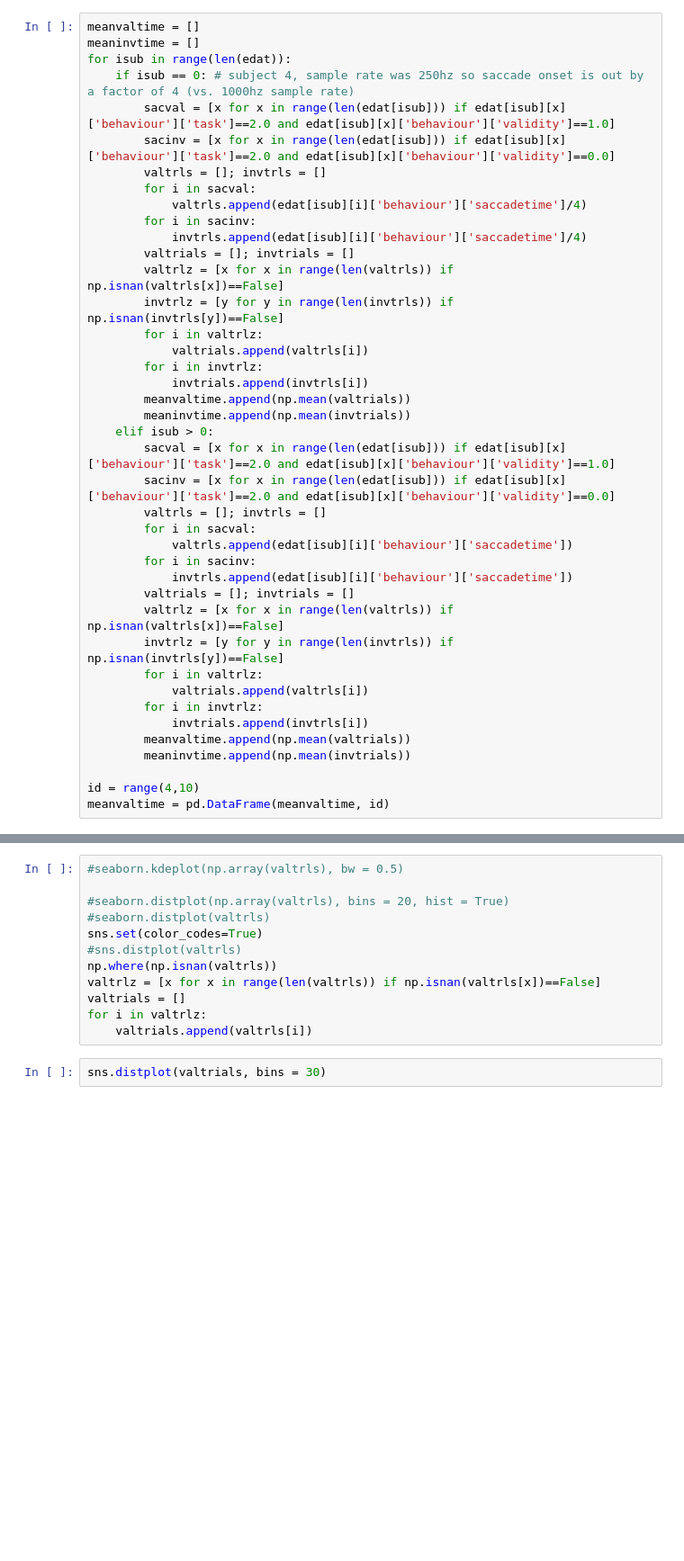
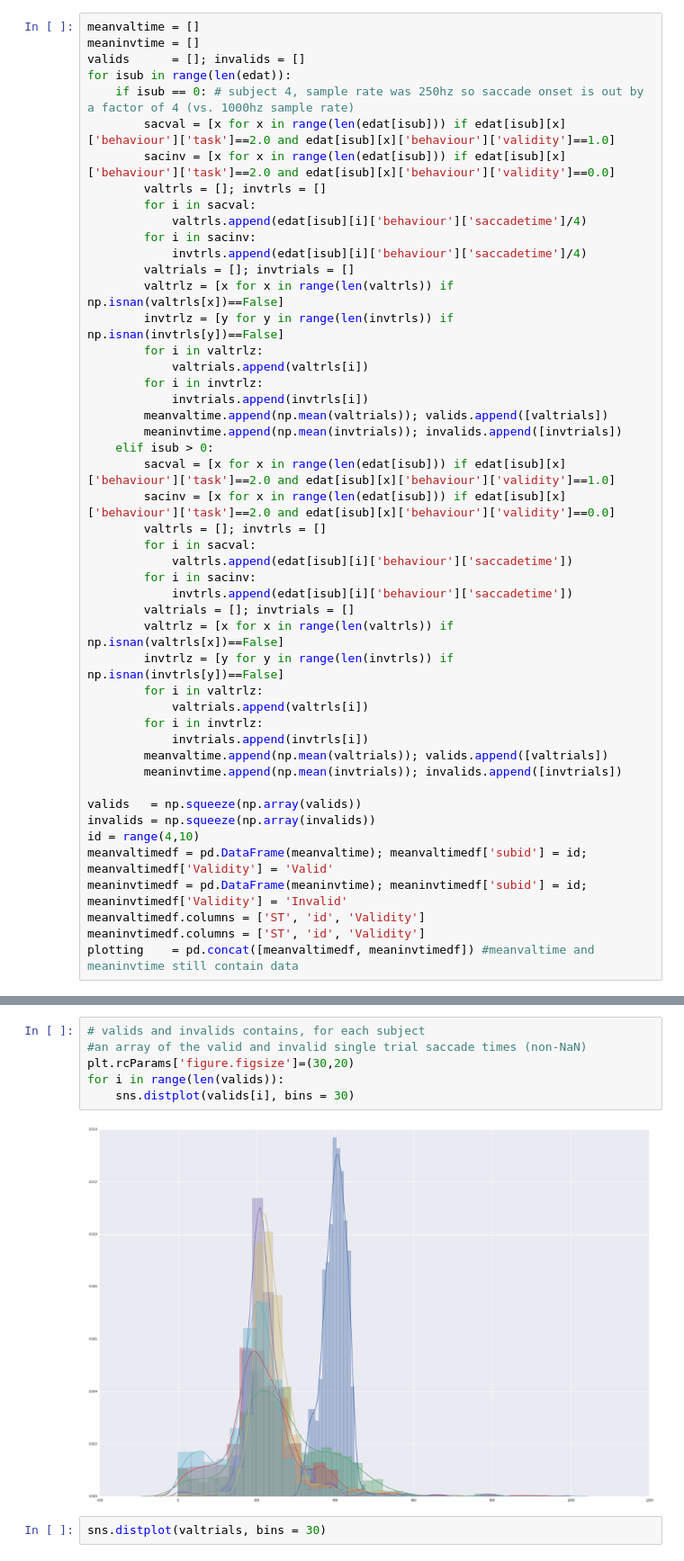
Before and after one commit to Nian-Jingqing/AttentionSaccade, a Jupyter notebook: AttentionSaccade_EyetrackerAnalysis.ipynb, the cells around one changed output, grey strips where cells are left out. Shown at 90% size. Saved outputs shown, nothing was run; the diff lists cells and outputs as text; blank space fills up the shorter version.

Commit message:
plot histograms + density plots per subject to check saccade response distributions

```diff
--- a/AttentionSaccade_EyetrackerAnalysis.ipynb
+++ b/AttentionSaccade_EyetrackerAnalysis.ipynb
@@ -254,6 +254,7 @@ for isub in range(len(edat)):
 # %%
 meanvaltime = []
 meaninvtime = []
+valids      = []; invalids = []
 for isub in range(len(edat)):
     if isub == 0: # subject 4, sample rate was 250hz so saccade onset is out by a factor of 4 (vs. 1000hz sample rate)
         sacval = [x for x in range(len(edat[isub])) if edat[isub][x]['behaviour']['task']==2.0 and edat[isub][x]['behaviour']['validity']==1.0]
@@ -270,8 +271,8 @@ for isub in range(len(edat)):
             valtrials.append(valtrls[i])
         for i in invtrlz:
             invtrials.append(invtrls[i])
-        meanvaltime.append(np.mean(valtrials))
-        meaninvtime.append(np.mean(invtrials))
+        meanvaltime.append(np.mean(valtrials)); valids.append([valtrials])
+        meaninvtime.append(np.mean(invtrials)); invalids.append([invtrials])
     elif isub > 0:
         sacval = [x for x in range(len(edat[isub])) if edat[isub][x]['behaviour']['task']==2.0 and edat[isub][x]['behaviour']['validity']==1.0]
         sacinv = [x for x in range(len(edat[isub])) if edat[isub][x]['behaviour']['task']==2.0 and edat[isub][x]['behaviour']['validity']==0.0]
@@ -287,8 +288,14 @@ for isub in range(len(edat)):
             valtrials.append(valtrls[i])
         for i in invtrlz:
             invtrials.append(invtrls[i])
-        meanvaltime.append(np.mean(valtrials))
-        meaninvtime.append(np.mean(invtrials))
+        meanvaltime.append(np.mean(valtrials)); valids.append([valtrials])
+        meaninvtime.append(np.mean(invtrials)); invalids.append([invtrials])
 
+valids   = np.squeeze(np.array(valids))
+invalids = np.squeeze(np.array(invalids))
 id = range(4,10)
-meanvaltime = pd.DataFrame(meanvaltime, id)
+meanvaltimedf = pd.DataFrame(meanvaltime); meanvaltimedf['subid'] = id; meanvaltimedf['Validity'] = 'Valid'
+meaninvtimedf = pd.DataFrame(meaninvtime); meaninvtimedf['subid'] = id; meaninvtimedf['Validity'] = 'Invalid'
+meanvaltimedf.columns = ['ST', 'id', 'Validity']
+meaninvtimedf.columns = ['ST', 'id', 'Validity']
+plotting    = pd.concat([meanvaltimedf, meaninvtimedf]) #meanvaltime and meaninvtime still contain data
@@ -371,15 +313,11 @@ sns.barplot(x = plotting.Validity, y = plotting.ST, ci = 68)
 [figure]
-# %%
-#seaborn.kdeplot(np.array(valtrls), bw = 0.5)
-
-#seaborn.distplot(np.array(valtrls), bins = 20, hist = True)
-#seaborn.distplot(valtrls)
-sns.set(color_codes=True)
-#sns.distplot(valtrls)
-np.where(np.isnan(valtrls))
-valtrlz = [x for x in range(len(valtrls)) if np.isnan(valtrls[x])==False]
-valtrials = []
-for i in valtrlz:
-    valtrials.append(valtrls[i])
+# %%
+# valids and invalids contains, for each subject
+#an array of the valid and invalid single trial saccade times (non-NaN)
+plt.rcParams['figure.figsize']=(30,20)
+for i in range(len(valids)):
+    sns.distplot(valids[i], bins = 30)
+# %% [output]
+[figure, added]
 # %%
 sns.distplot(valtrials, bins = 30)
```
Also changed, not shown: parts of 7 cells of this notebook.
